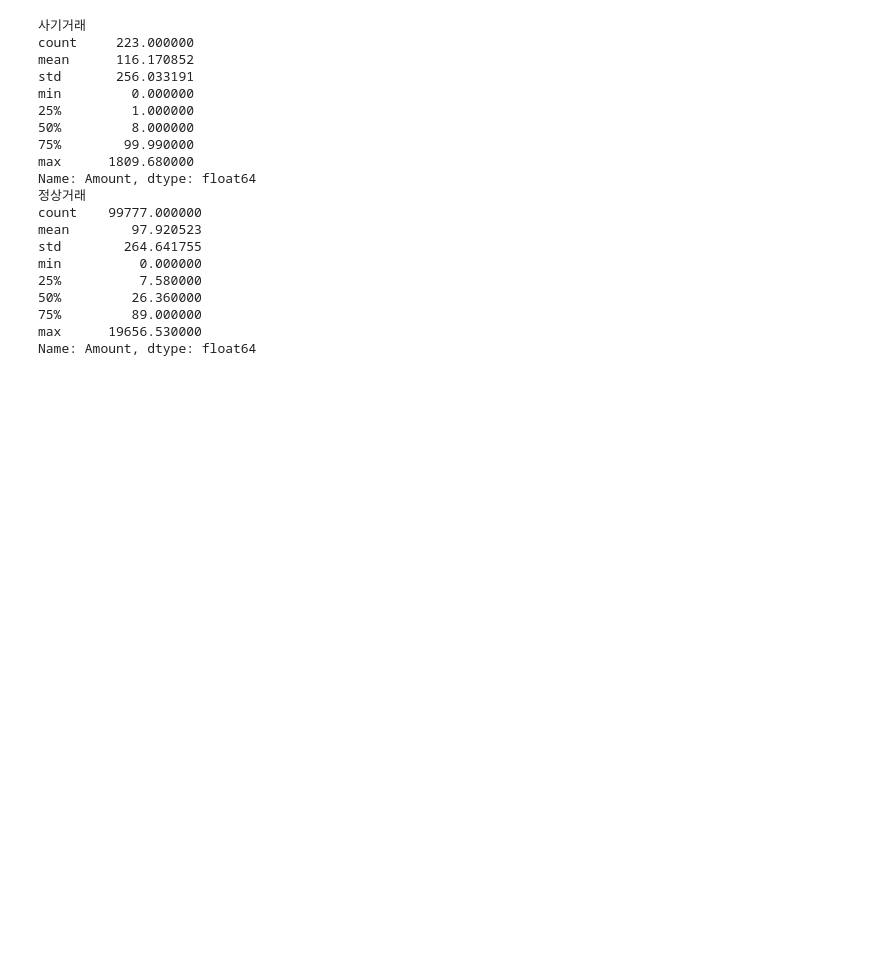
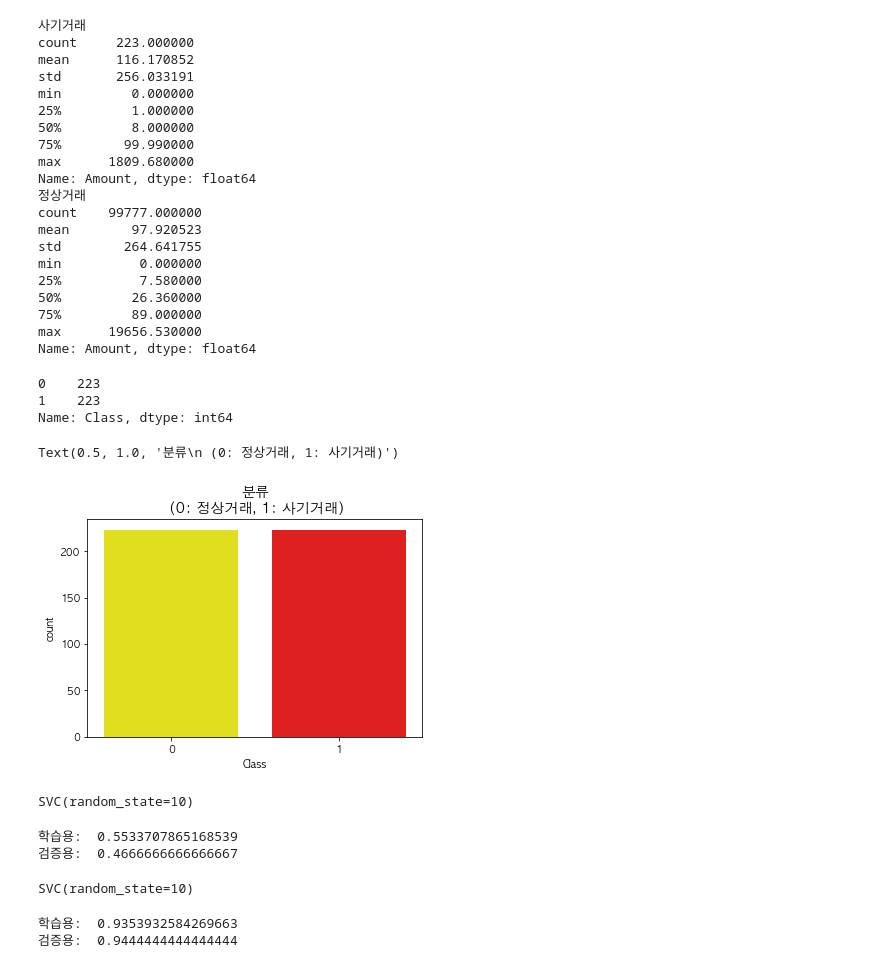
Before and after one commit to rileyko/PythonStudy, a Jupyter notebook: Classification/svm.ipynb, the cells around one changed output. Saved outputs shown, nothing was run; the diff lists cells and outputs as text; code cells hidden in the pictures; blank space fills up the shorter version.

```diff
--- a/Classification/svm.ipynb
+++ b/Classification/svm.ipynb
@@ -409,0 +408,35 @@ Name: Amount, dtype: float64
+# %%
+# 독립 & 종속 변수 설정
+# (89p)
+train_cols = df.columns[0:29]
+X = df[train_cols]
+y = df["Class"]
+
+# 언더샘플링
+from imblearn.under_sampling import RandomUnderSampler
+X_sample, y_sample = RandomUnderSampler(random_state=0).fit_resample(X, y)
+X_samp = pd.DataFrame(data=X_sample, columns=train_cols)
+y_samp = pd.DataFrame(data=y_sample, columns=['Class'])
+df2 = pd.concat([X_samp, y_samp], axis=1)
+
+df2["Class"].value_counts()
+# %% [output]
+0    223
+1    223
+Name: Class, dtype: int64
+# %%
+#한글 설정
+%matplotlib inline
+import seaborn as sns
+import matplotlib.pyplot as plt
+from matplotlib import rc
+
+#한글처리 설정하기
+rc('font', family='AppleGothic')
+plt.rcParams['axes.unicode_minus'] = False
+colors = ["yellow","red"]
+sns.countplot('Class', data=df2, palette=colors)
+plt.title("분류\n (0: 정상거래, 1: 사기거래)", fontsize=14)
+# %% [output]
+Text(0.5, 1.0, '분류\n (0: 정상거래, 1: 사기거래)')
+[figure, added]
@@ -409,0 +452,14 @@ Name: Amount, dtype: float64
+# %%
+# SVM 모델 선언 및 학습
+from sklearn.svm import SVC
+model = SVC(random_state=10)
+model.fit(X_train, y_train)
+# %% [output]
+SVC(random_state=10)
+# %%
+# 학습 & 검증 성능 체크
+print("학습용: ", model.score(X_train, y_train))
+print("검증용: ", model.score(X_test, y_test))
+# %% [output]
+학습용:  0.5533707865168539
+검증용:  0.4666666666666667
@@ -409,0 +478,14 @@ Name: Amount, dtype: float64
+# %%
+# SVM 모델 선언 및 학습
+from sklearn.svm import SVC
+model = SVC(random_state=10)
+model.fit(X_train_scaled, y_train)
+# %% [output]
+SVC(random_state=10)
+# %%
+# 학습 & 검증 성능 체크 => 성능이 개선됨 !!!
+print("학습용: ", model.score(X_train_scaled, y_train))
+print("검증용: ", model.score(X_test_scaled, y_test))
+# %% [output]
+학습용:  0.9353932584269663
+검증용:  0.9444444444444444
```
Also changed, not shown: parts of 12 cells of this notebook.
